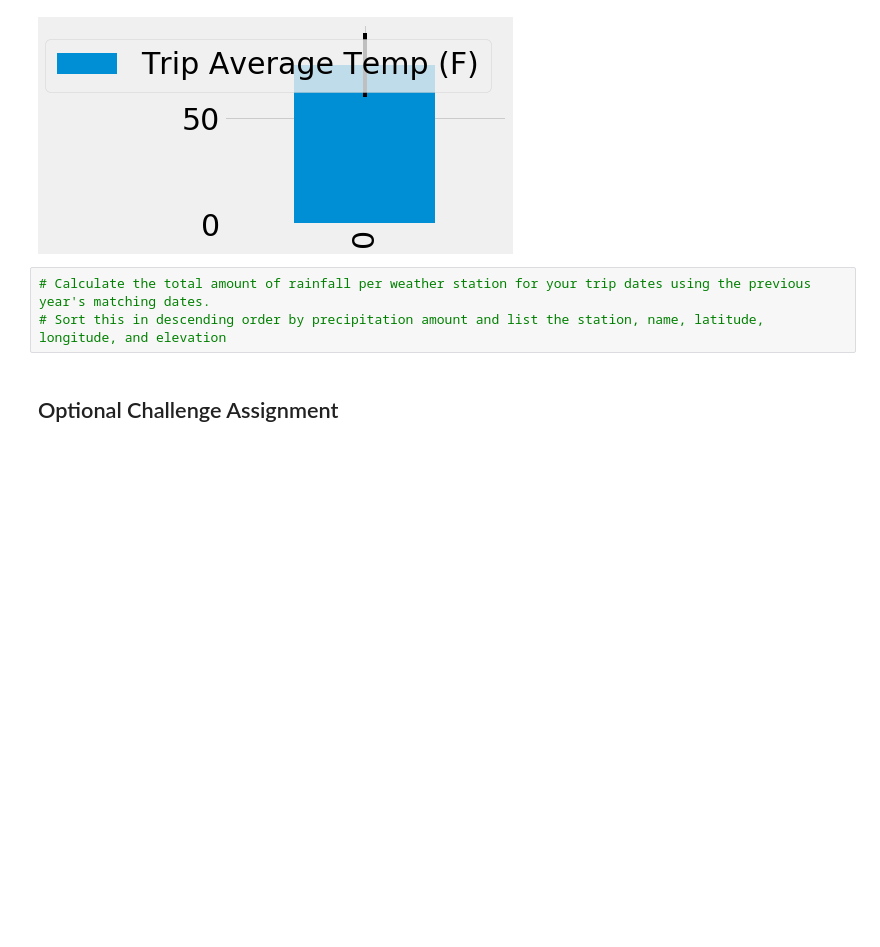
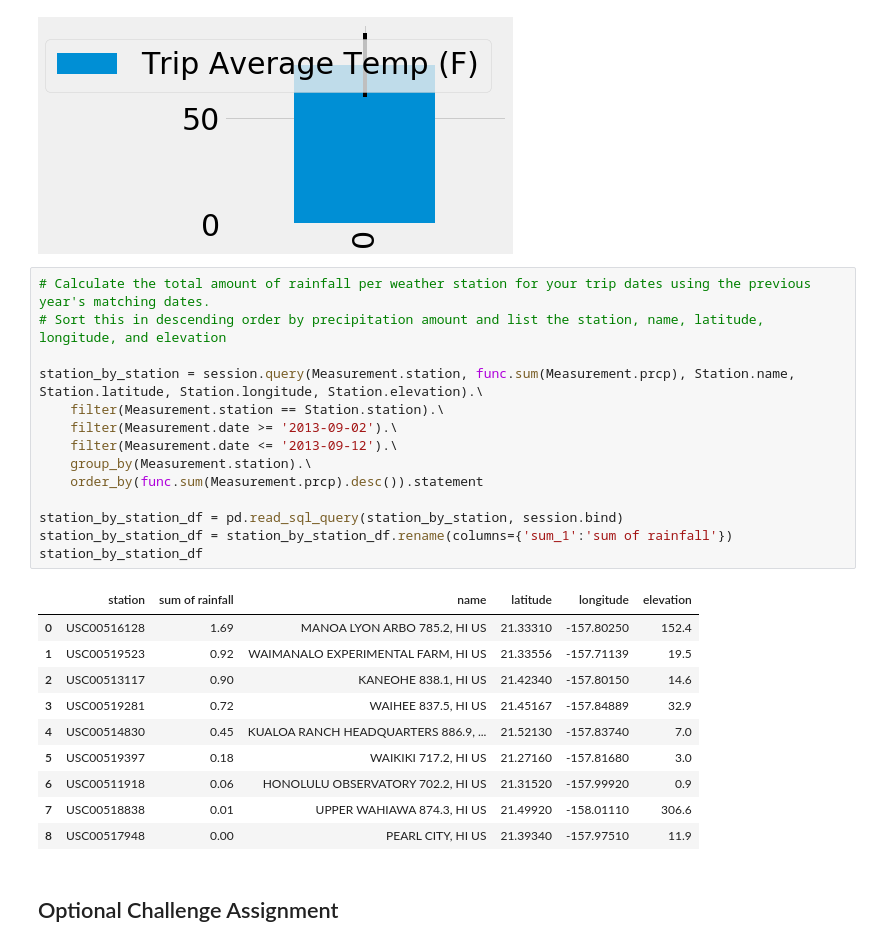
Before and after one commit to abbylemon/sqlalchemy-challenge, a Jupyter notebook: climate.ipynb, the cells around one changed output. Drawn from its saved outputs; the diff is of its cells as text; blank space fills up the shorter version.

Commit message:
added query of sations waterfall over vaca

```diff
--- a/climate.ipynb
+++ b/climate.ipynb
@@ -223,6 +223,28 @@ plt.show()
 # %%
 # Calculate the total amount of rainfall per weather station for your trip dates using the previous year's matching dates.
 # Sort this in descending order by precipitation amount and list the station, name, latitude, longitude, and elevation
+
+station_by_station = session.query(Measurement.station, func.sum(Measurement.prcp), Station.name, Station.latitude, Station.longitude, Station.elevation).\
+    filter(Measurement.station == Station.station).\
+    filter(Measurement.date >= '2013-09-02').\
+    filter(Measurement.date <= '2013-09-12').\
+    group_by(Measurement.station).\
+    order_by(func.sum(Measurement.prcp).desc()).statement
+
+station_by_station_df = pd.read_sql_query(station_by_station, session.bind)
+station_by_station_df = station_by_station_df.rename(columns={'sum_1':'sum of rainfall'})
+station_by_station_df
+# %% [output]
+|  | station | sum of rainfall | name | latitude | longitude | elevation |
+| 0 | USC00516128 | 1.69 | MANOA LYON ARBO 785.2, HI US | 21.33310 | -157.80250 | 152.4 |
+| 1 | USC00519523 | 0.92 | WAIMANALO EXPERIMENTAL FARM, HI US | 21.33556 | -157.71139 | 19.5 |
+| 2 | USC00513117 | 0.90 | KANEOHE 838.1, HI US | 21.42340 | -157.80150 | 14.6 |
+| 3 | USC00519281 | 0.72 | WAIHEE 837.5, HI US | 21.45167 | -157.84889 | 32.9 |
+| 4 | USC00514830 | 0.45 | KUALOA RANCH HEADQUARTERS 886.9, ... | 21.52130 | -157.83740 | 7.0 |
+| 5 | USC00519397 | 0.18 | WAIKIKI 717.2, HI US | 21.27160 | -157.81680 | 3.0 |
+| 6 | USC00511918 | 0.06 | HONOLULU OBSERVATORY 702.2, HI US | 21.31520 | -157.99920 | 0.9 |
+| 7 | USC00518838 | 0.01 | UPPER WAHIAWA 874.3, HI US | 21.49920 | -158.01110 | 306.6 |
+| 8 | USC00517948 | 0.00 | PEARL CITY, HI US | 21.39340 | -157.97510 | 11.9 |
 # %% [markdown]
 ## Optional Challenge Assignment
 # %%
```
Also changed, not shown: parts of 4 cells of this notebook.
